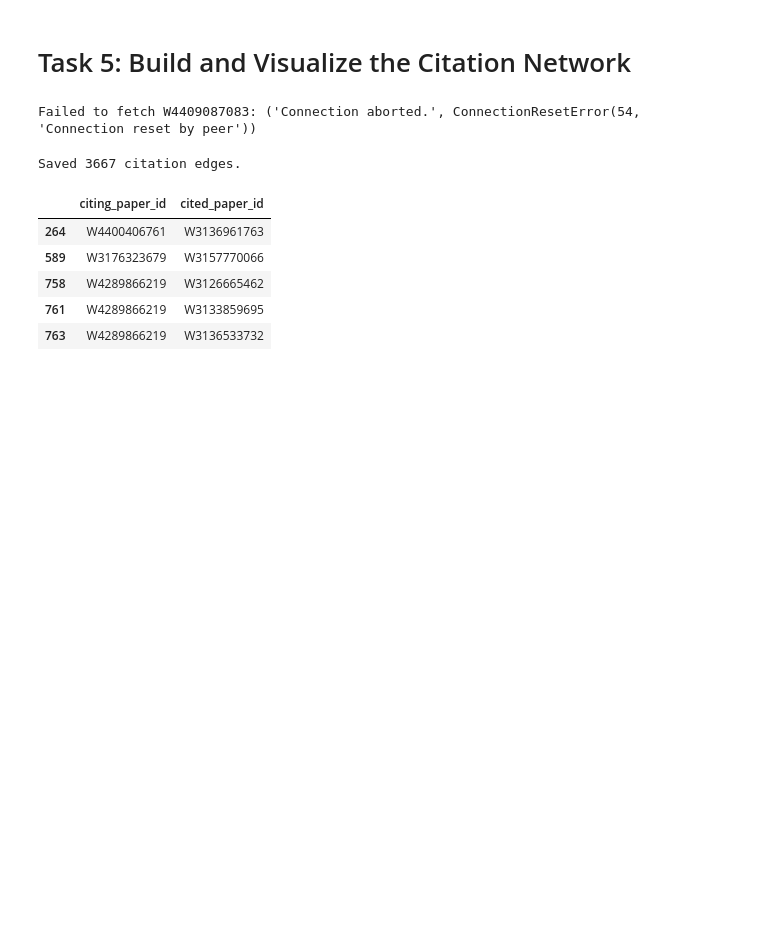
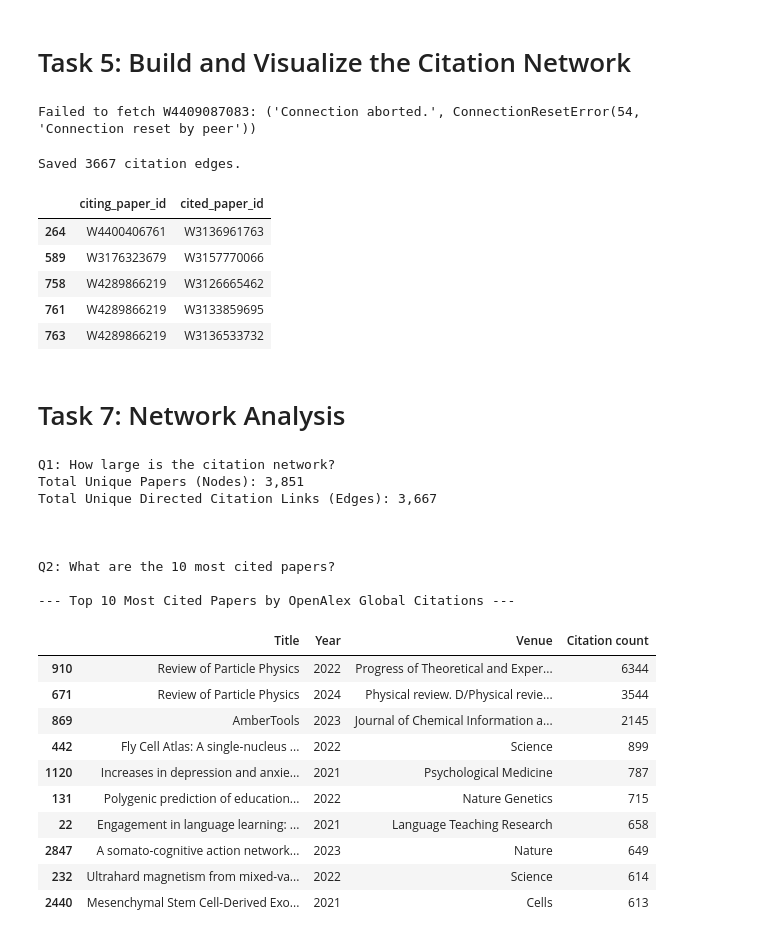
Before and after one commit to maxb6299/cis4930-assignment-01, a Jupyter notebook: notebook.ipynb, the cells around one changed output. Drawn from its saved outputs; the diff is of its cells as text; code cells hidden in the pictures; blank space fills up the shorter version.

Commit message:
Implement task 7

```diff
--- a/notebook.ipynb
+++ b/notebook.ipynb
@@ -503,3 +503,80 @@ fig.update_layout(
 )
 
 fig.show(config={"scrollZoom": True})
+# %% [markdown]
+# Task 7: Network Analysis
+# %%
+# Q1: Network Scale & Deduplication Metrics
+
+print("Q1: How large is the citation network?")
+
+num_nodes = graph.number_of_nodes()
+num_edges_directed = graph.number_of_edges()
+
+print(f"Total Unique Papers (Nodes): {num_nodes:,}")
+print(f"Total Unique Directed Citation Links (Edges): {num_edges_directed:,}")
+print(f"\n\n")
+
+
+# Q2: Top 10 Most Cited Papers (Internal In-Degree vs Global)
+
+print(f"Q2: What are the 10 most cited papers?")
+
+# ensure ID normalization on works dataset
+df_meta = df.copy()
+df_meta["clean_id"] = (
+    df_meta["openalex_id"].dropna().astype(str).str.rstrip("/").str.split("/").str[-1]
+)
+
+# eextract in-degree (number of times an FSU paper is cited by other sampled FSU papers)
+in_deg_dict = dict(graph.in_degree())
+network_nodes_df = pd.DataFrame(
+    list(in_deg_dict.items()), columns=["clean_id", "fsu_in_degree"]
+)
+
+# merge metadata (Title, Year, Venue, Global cited_by_count)
+merged_network_df = network_nodes_df.merge(
+    df_meta[["clean_id", "title", "publication_year", "venue", "cited_by_count"]],
+    on="clean_id",
+    how="left",
+).drop_duplicates(subset=["clean_id"])
+
+
+# top 10 by Global cited_by_count among network papers
+top_10_global = merged_network_df.sort_values(
+    by=["cited_by_count", "fsu_in_degree"], ascending=[False, False]
+).head(10)
+
+print("\n--- Top 10 Most Cited Papers by OpenAlex Global Citations ---")
+table_global = top_10_global[
+    ["title", "publication_year", "venue", "cited_by_count"]
+].rename(
+    columns={
+        "title": "Title",
+        "publication_year": "Year",
+        "venue": "Venue",
+        "cited_by_count": "Citation count",
+    }
+)
+display(table_global)
+# %% [output]
+Q1: How large is the citation network?
+Total Unique Papers (Nodes): 3,851
+Total Unique Directed Citation Links (Edges): 3,667
+
+
+
+Q2: What are the 10 most cited papers?
+
+--- Top 10 Most Cited Papers by OpenAlex Global Citations ---
+|  | Title | Year | Venue | Citation count |
+| 910 | Review of Particle Physics | 2022 | Progress of Theoretical and Exper... | 6344 |
+| 671 | Review of Particle Physics | 2024 | Physical review. D/Physical revie... | 3544 |
+| 869 | AmberTools | 2023 | Journal of Chemical Information a... | 2145 |
+| 442 | Fly Cell Atlas: A single-nucleus ... | 2022 | Science | 899 |
+| 1120 | Increases in depression and anxie... | 2021 | Psychological Medicine | 787 |
+| 131 | Polygenic prediction of education... | 2022 | Nature Genetics | 715 |
+| 22 | Engagement in language learning: ... | 2021 | Language Teaching Research | 658 |
+| 2847 | A somato-cognitive action network... | 2023 | Nature | 649 |
+| 232 | Ultrahard magnetism from mixed-va... | 2022 | Science | 614 |
+| 2440 | Mesenchymal Stem Cell-Derived Exo... | 2021 | Cells | 613 |
```
